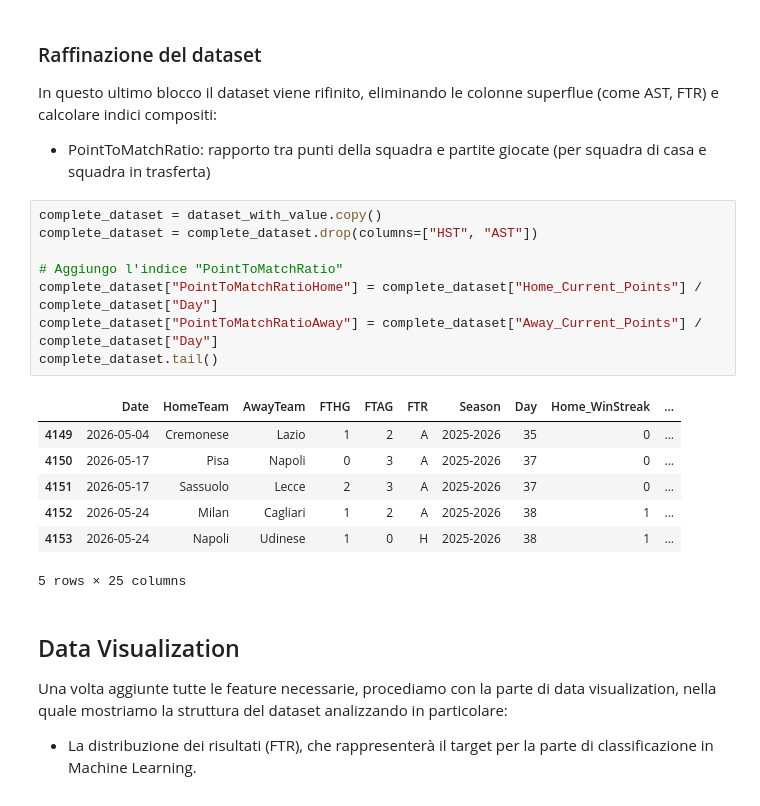
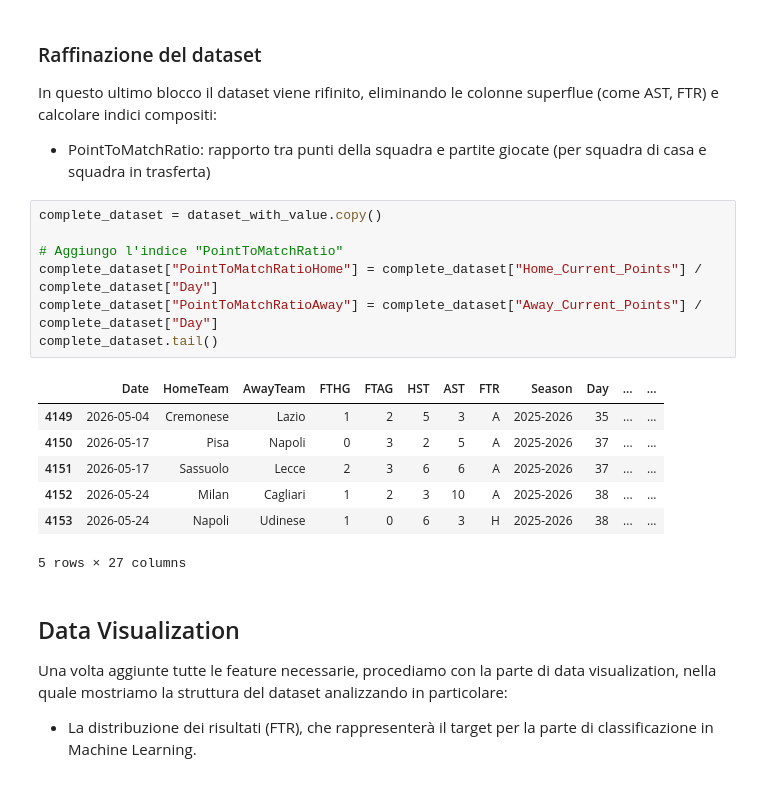
Before and after one commit to Lucaseraaa/sports-game-outcome-predictor, a Jupyter notebook: notebook/feature-engineering.ipynb, the cells around one changed output. Saved outputs shown, nothing was run; the diff lists cells and outputs as text.

```diff
--- a/notebook/feature-engineering.ipynb
+++ b/notebook/feature-engineering.ipynb
@@ -524,20 +524,19 @@ In questo ultimo blocco il dataset viene rifinito, eliminando le colonne superfl
 - PointToMatchRatio: rapporto tra punti della squadra e partite giocate (per squadra di casa e squadra in trasferta)
 # %%
 complete_dataset = dataset_with_value.copy()
-complete_dataset = complete_dataset.drop(columns=["HST", "AST"])
 
 # Aggiungo l'indice "PointToMatchRatio"
 complete_dataset["PointToMatchRatioHome"] = complete_dataset["Home_Current_Points"] / complete_dataset["Day"]
 complete_dataset["PointToMatchRatioAway"] = complete_dataset["Away_Current_Points"] / complete_dataset["Day"]
 complete_dataset.tail()
 # %% [output]
-|  | Date | HomeTeam | AwayTeam | FTHG | FTAG | FTR | Season | Day | Home_WinStreak | ... |
-| 4149 | 2026-05-04 | Cremonese | Lazio | 1 | 2 | A | 2025-2026 | 35 | 0 | ... |
-| 4150 | 2026-05-17 | Pisa | Napoli | 0 | 3 | A | 2025-2026 | 37 | 0 | ... |
-| 4151 | 2026-05-17 | Sassuolo | Lecce | 2 | 3 | A | 2025-2026 | 37 | 0 | ... |
-| 4152 | 2026-05-24 | Milan | Cagliari | 1 | 2 | A | 2025-2026 | 38 | 1 | ... |
-| 4153 | 2026-05-24 | Napoli | Udinese | 1 | 0 | H | 2025-2026 | 38 | 1 | ... |
+|  | Date | HomeTeam | AwayTeam | FTHG | FTAG | HST | AST | FTR | Season | Day | ... | ... |
+| 4149 | 2026-05-04 | Cremonese | Lazio | 1 | 2 | 5 | 3 | A | 2025-2026 | 35 | ... | ... |
+| 4150 | 2026-05-17 | Pisa | Napoli | 0 | 3 | 2 | 5 | A | 2025-2026 | 37 | ... | ... |
+| 4151 | 2026-05-17 | Sassuolo | Lecce | 2 | 3 | 6 | 6 | A | 2025-2026 | 37 | ... | ... |
+| 4152 | 2026-05-24 | Milan | Cagliari | 1 | 2 | 3 | 10 | A | 2025-2026 | 38 | ... | ... |
+| 4153 | 2026-05-24 | Napoli | Udinese | 1 | 0 | 6 | 3 | H | 2025-2026 | 38 | ... | ... |
-5 rows × 25 columns
+5 rows × 27 columns
 # %% [markdown]
 ## Data Visualization
 
```
Also changed, not shown: 5 other files.
